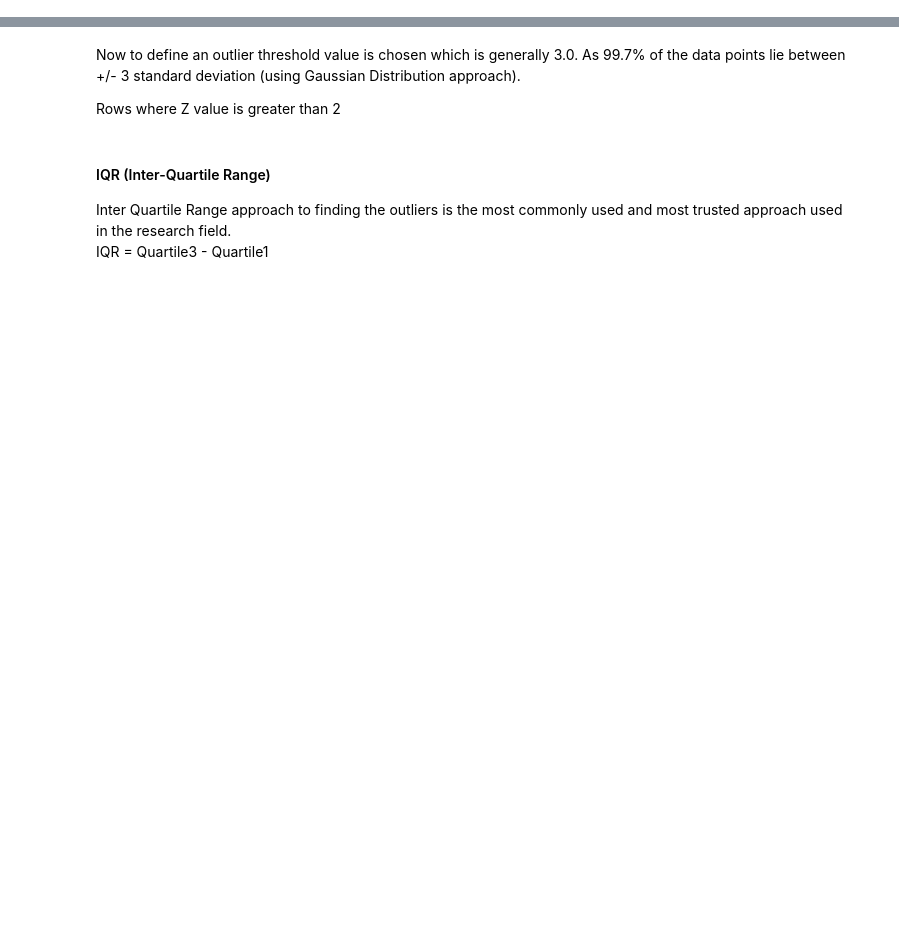
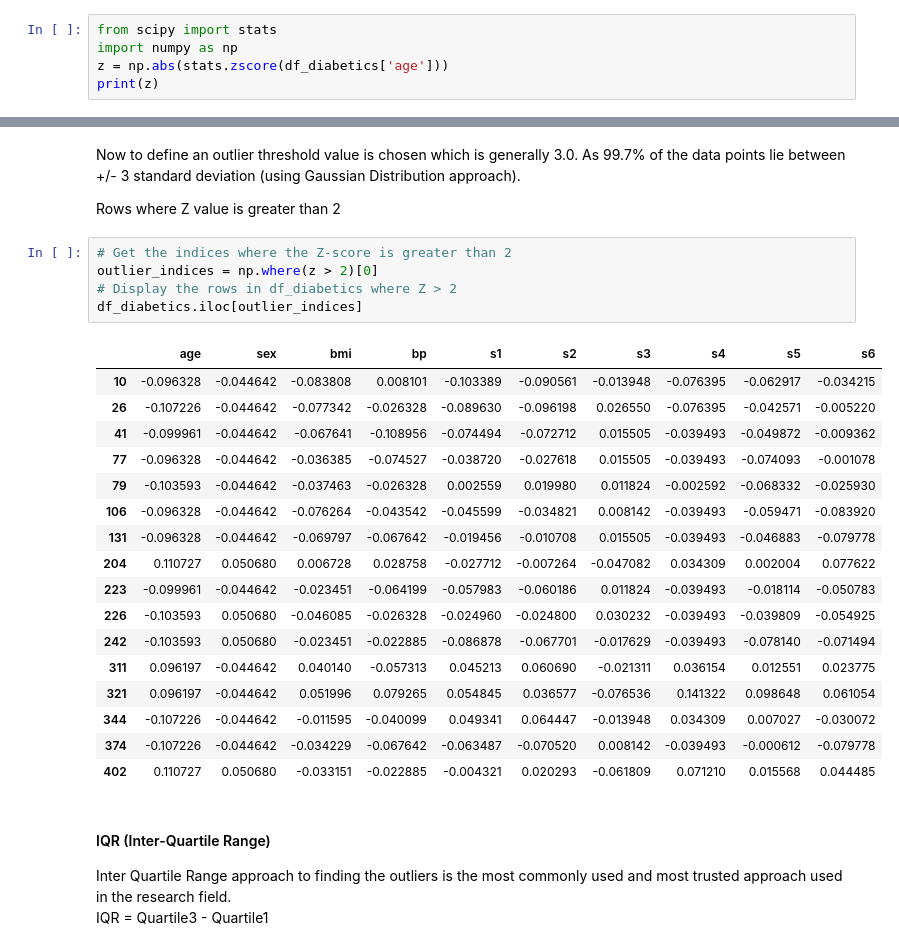
Before and after one commit to Hasyashri/ML_Lab_4, a Jupyter notebook: week5Lab_Students (1).ipynb, the cells around one changed output, grey strips where cells are left out. Drawn from its saved outputs; the diff is of its cells as text; blank space fills up the shorter version.

```diff
--- a/week5Lab_Students (1).ipynb
+++ b/week5Lab_Students (1).ipynb
@@ -527,3 +625,8 @@ It is used when you have paired numerical data and when your dependent variable
 Z- Score is also called a standard score. This value/score helps to understand that how far is the data point from the mean. And after setting up a threshold value one can utilize z score values of data points to define the outliers.
 <br>
 Zscore = (data_point -mean) / std. deviation
+# %%
+from scipy import stats
+import numpy as np
+z = np.abs(stats.zscore(df_diabetics['age']))
+print(z)
@@ -531,6 +652,29 @@ Zscore = (data_point -mean) / std. deviation
 Now to define an outlier threshold value is chosen which is generally 3.0. As 99.7% of the data points lie between +/- 3 standard deviation (using Gaussian Distribution approach).
 
 Rows where Z value is greater than 2
+# %%
+# Get the indices where the Z-score is greater than 2
+outlier_indices = np.where(z > 2)[0]
+# Display the rows in df_diabetics where Z > 2
+df_diabetics.iloc[outlier_indices]
+# %% [output]
+|  | age | sex | bmi | bp | s1 | s2 | s3 | s4 | s5 | s6 |
+| 10 | -0.096328 | -0.044642 | -0.083808 | 0.008101 | -0.103389 | -0.090561 | -0.013948 | -0.076395 | -0.062917 | -0.034215 |
+| 26 | -0.107226 | -0.044642 | -0.077342 | -0.026328 | -0.089630 | -0.096198 | 0.026550 | -0.076395 | -0.042571 | -0.005220 |
+| 41 | -0.099961 | -0.044642 | -0.067641 | -0.108956 | -0.074494 | -0.072712 | 0.015505 | -0.039493 | -0.049872 | -0.009362 |
+| 77 | -0.096328 | -0.044642 | -0.036385 | -0.074527 | -0.038720 | -0.027618 | 0.015505 | -0.039493 | -0.074093 | -0.001078 |
+| 79 | -0.103593 | -0.044642 | -0.037463 | -0.026328 | 0.002559 | 0.019980 | 0.011824 | -0.002592 | -0.068332 | -0.025930 |
+| 106 | -0.096328 | -0.044642 | -0.076264 | -0.043542 | -0.045599 | -0.034821 | 0.008142 | -0.039493 | -0.059471 | -0.083920 |
+| 131 | -0.096328 | -0.044642 | -0.069797 | -0.067642 | -0.019456 | -0.010708 | 0.015505 | -0.039493 | -0.046883 | -0.079778 |
+| 204 | 0.110727 | 0.050680 | 0.006728 | 0.028758 | -0.027712 | -0.007264 | -0.047082 | 0.034309 | 0.002004 | 0.077622 |
+| 223 | -0.099961 | -0.044642 | -0.023451 | -0.064199 | -0.057983 | -0.060186 | 0.011824 | -0.039493 | -0.018114 | -0.050783 |
+| 226 | -0.103593 | 0.050680 | -0.046085 | -0.026328 | -0.024960 | -0.024800 | 0.030232 | -0.039493 | -0.039809 | -0.054925 |
+| 242 | -0.103593 | 0.050680 | -0.023451 | -0.022885 | -0.086878 | -0.067701 | -0.017629 | -0.039493 | -0.078140 | -0.071494 |
+| 311 | 0.096197 | -0.044642 | 0.040140 | -0.057313 | 0.045213 | 0.060690 | -0.021311 | 0.036154 | 0.012551 | 0.023775 |
+| 321 | 0.096197 | -0.044642 | 0.051996 | 0.079265 | 0.054845 | 0.036577 | -0.076536 | 0.141322 | 0.098648 | 0.061054 |
+| 344 | -0.107226 | -0.044642 | -0.011595 | -0.040099 | 0.049341 | 0.064447 | -0.013948 | 0.034309 | 0.007027 | -0.030072 |
+| 374 | -0.107226 | -0.044642 | -0.034229 | -0.067642 | -0.063487 | -0.070520 | 0.008142 | -0.039493 | -0.000612 | -0.079778 |
+| 402 | 0.110727 | 0.050680 | -0.033151 | -0.022885 | -0.004321 | 0.020293 | -0.061809 | 0.071210 | 0.015568 | 0.044485 |
 # %% [markdown]
 #### IQR (Inter-Quartile Range)
 Inter Quartile Range approach to finding the outliers is the most commonly used and most trusted approach used in the research field. <Br>
```
Also changed, not shown: parts of 23 cells of this notebook, 1 other file.
